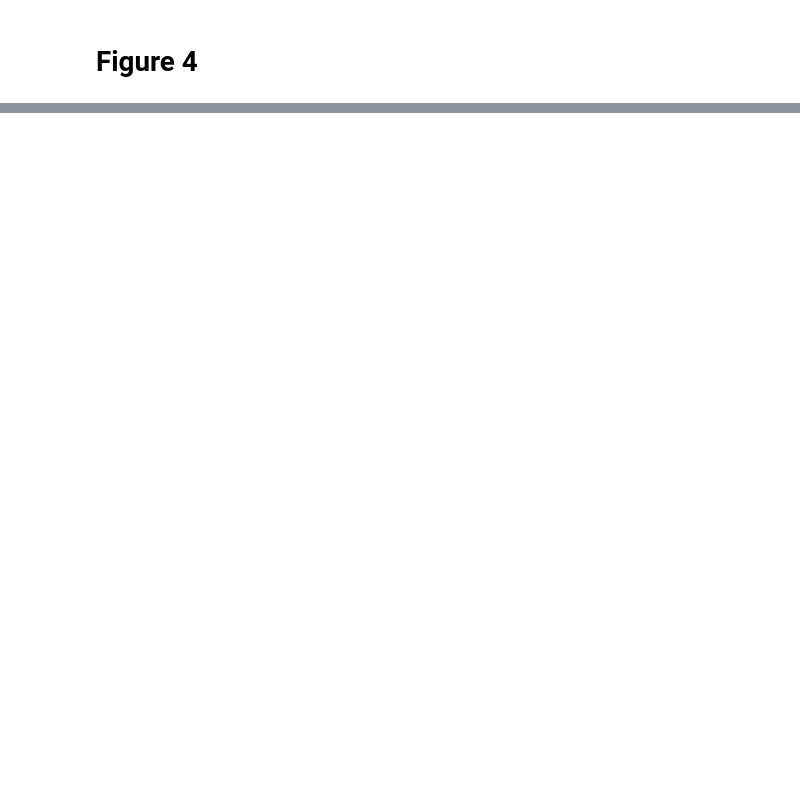
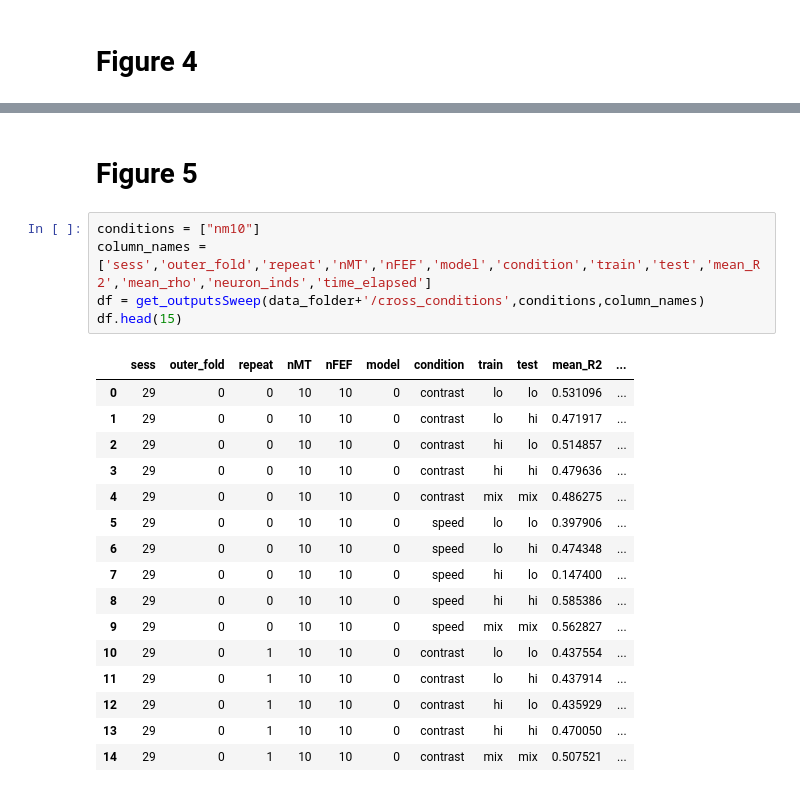
Before and after one commit to mayolabvision/NeuralDecoding, a Jupyter notebook: analyses/GRC_figures.ipynb, the cells around one changed output, grey strips where cells are left out. Saved outputs shown, nothing was run; the diff lists cells and outputs as text; blank space fills up the shorter version.

Commit message:
cross condition decoders

```diff
--- a/analyses/GRC_figures.ipynb
+++ b/analyses/GRC_figures.ipynb
@@ -368,0 +479,24 @@ a.set(ylabel=None)
+# %% [markdown]
+# Figure 5
+# %%
+conditions = ["nm10"]
+column_names = ['sess','outer_fold','repeat','nMT','nFEF','model','condition','train','test','mean_R2','mean_rho','neuron_inds','time_elapsed']
+df = get_outputsSweep(data_folder+'/cross_conditions',conditions,column_names)
+df.head(15)
+# %% [output]
+|  | sess | outer_fold | repeat | nMT | nFEF | model | condition | train | test | mean_R2 | ... |
+| 0 | 29 | 0 | 0 | 10 | 10 | 0 | contrast | lo | lo | 0.531096 | ... |
+| 1 | 29 | 0 | 0 | 10 | 10 | 0 | contrast | lo | hi | 0.471917 | ... |
+| 2 | 29 | 0 | 0 | 10 | 10 | 0 | contrast | hi | lo | 0.514857 | ... |
+| 3 | 29 | 0 | 0 | 10 | 10 | 0 | contrast | hi | hi | 0.479636 | ... |
+| 4 | 29 | 0 | 0 | 10 | 10 | 0 | contrast | mix | mix | 0.486275 | ... |
+| 5 | 29 | 0 | 0 | 10 | 10 | 0 | speed | lo | lo | 0.397906 | ... |
+| 6 | 29 | 0 | 0 | 10 | 10 | 0 | speed | lo | hi | 0.474348 | ... |
+| 7 | 29 | 0 | 0 | 10 | 10 | 0 | speed | hi | lo | 0.147400 | ... |
+| 8 | 29 | 0 | 0 | 10 | 10 | 0 | speed | hi | hi | 0.585386 | ... |
+| 9 | 29 | 0 | 0 | 10 | 10 | 0 | speed | mix | mix | 0.562827 | ... |
+| 10 | 29 | 0 | 1 | 10 | 10 | 0 | contrast | lo | lo | 0.437554 | ... |
+| 11 | 29 | 0 | 1 | 10 | 10 | 0 | contrast | lo | hi | 0.437914 | ... |
+| 12 | 29 | 0 | 1 | 10 | 10 | 0 | contrast | hi | lo | 0.435929 | ... |
+| 13 | 29 | 0 | 1 | 10 | 10 | 0 | contrast | hi | hi | 0.470050 | ... |
+| 14 | 29 | 0 | 1 | 10 | 10 | 0 | contrast | mix | mix | 0.507521 | ... |
```
Also changed, not shown: parts of 11 cells of this notebook, 6 other files.
